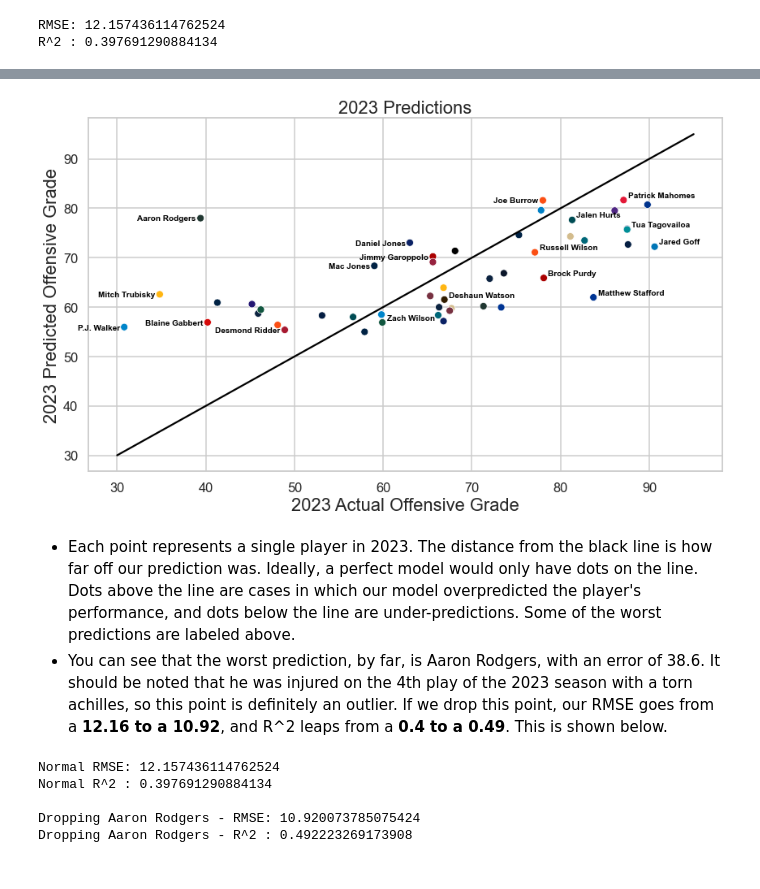
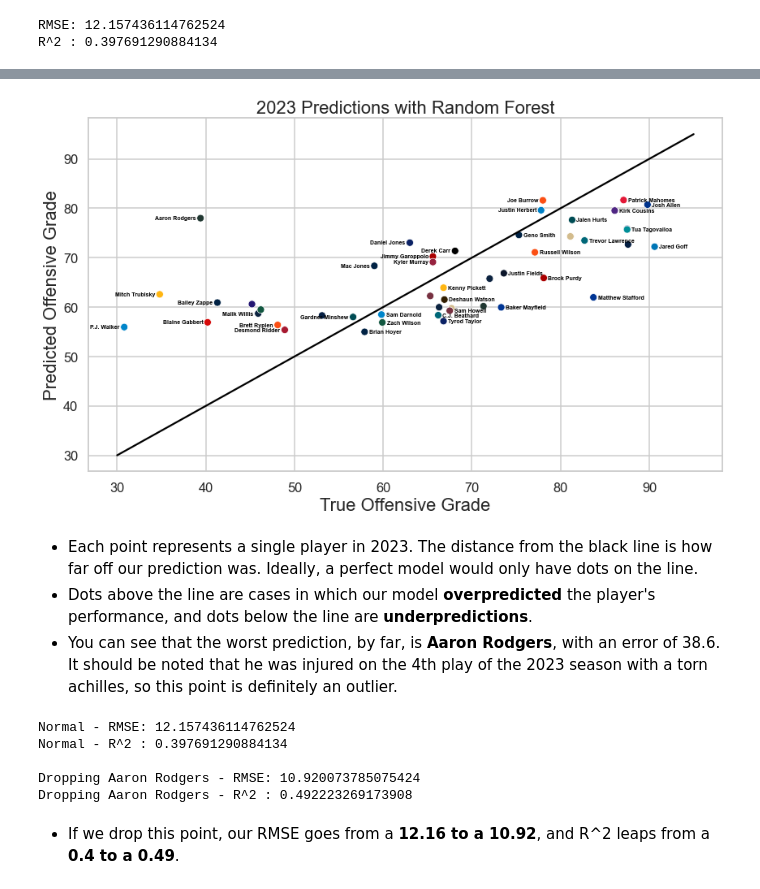
Before and after one commit to heefjones/pass_forward, a Jupyter notebook: models_1.ipynb, the cells around one changed output, grey strips where cells are left out. Saved outputs shown, nothing was run; the diff lists cells and outputs as text; code cells hidden in the pictures.

Commit message:
added models_2 and models_3. updated presentation.

```diff
--- a/models_1.ipynb
+++ b/models_1.ipynb
@@ -39,9 +42,6 @@ random_state = 9
 ## Load data
 # %%
 df = pd.read_csv('./train_data/data.csv').drop(['Unnamed: 0'], axis=1)
-# %%
-# drop rows with null target (players in their final season or 2023 players)
-df = df.dropna(subset=['target'])
 # %% [markdown]
 ## 2022 season
 - The 2022 season rows already have the 2023 target appended to them.
@@ -507,17 +521,18 @@ results_df.to_csv('./models/models.csv')
 # best random forest
 rf_best = RandomForestRegressor(random_state=random_state, min_samples_split=112)
 
-# features and target
+# training features and target
 X_train = df[all_feats]
 y_train = df.target
+
+# 2022 rows are test set
 X_test = players_2022[all_feats]
 y_test = players_2022.target
 
 # create pieline
 pipeline = Pipeline([
         ('scaler', StandardScaler()),
-        ('rf', rf_best)
-    ])
+        ('rf', rf_best)])
 
 # train on entire dataset
 pipeline.fit(X_train, y_train)
@@ -592,56 +607,60 @@ print(f'{percent*100:.1f}% of our model\'s predictions are within 10pts of the t
 # %%
 # visualize 2023 predictions
 plt.figure(figsize=(14, 8))
 
 # lists for annotating player names
-over_preds = ['Aaron Rodgers', 'Jimmy Garoppolo', 'Joe Burrow', 'P.J. Walker', 'Mitch Trubisky', 'Daniel Jones', 'Mac Jones',
-              'Desmond Ridder', 'Blaine Gabbert']
-under_preds = ['Zach Wilson', 'Patrick Mahomes', 'Matthew Stafford', 'Jared Goff', 'Jalen Hurts', 'Tua Tagovailoa',
-               'Russell Wilson', 'Brock Purdy', 'Deshaun Watson']
+over_drops = ['Mike White', 'Cooper Rush', 'Tyler Huntley']
+under_drops = ['Jameis Winston', 'Taylor Heinicke', 'Ryan Tannehill', 'Andy Dalton', 'Dak Prescott', 'Joshua Dobbs',
+               'Lamar Jackson', 'Jordan Love']
 
 # title, labels
-plt.title('2023 Predictions', fontsize=22)
-plt.xlabel('2023 Actual Offensive Grade', fontsize=22)
-plt.ylabel('2023 Predicted Offensive Grade', fontsize=22)
+plt.title('2023 Predictions with Random Forest', fontsize=22)
+plt.xlabel('True Offensive Grade', fontsize=22)
+plt.ylabel('Predicted Offensive Grade', fontsize=22)
 
 # team colors
 color_palette = {color: color for color in preds_df['color'].unique()}
 
 # plot players as points
 sns.scatterplot(data=preds_df, x='y_true', y='y_pred', hue='color', palette=color_palette, legend=False)
 
 # plot line to show perfect predictions
 sns.lineplot(x=range(30,96), y=range(30,96), color='black')
 
 # annotating each point with the player's name
 for index, row in preds_df.iterrows():
-    if row['player'] in over_preds:
-        plt.text(row['y_true']-0.5, row['y_pred']-0.5, row['player'], horizontalalignment='right', size='small', color='black',
-             weight='semibold', fontsize=10)
-    elif row['player'] in under_preds:
-        plt.text(row['y_true']+0.5, row['y_pred']+0.5, row['player'], horizontalalignment='left', size='small', color='black',
-             weight='semibold', fontsize=10)
+    # over preds (above line)
+    if (row['y_pred'] > row['y_true']) and (row['player'] not in over_drops):
+        plt.text(row['y_true']-0.5, row['y_pred']-0.3, row['player'], horizontalalignment='right', color='black',
+             weight='semibold', fontsize=7)
+    # under preds (below line)
+    elif (row['y_pred'] < row['y_true']) and (row['player'] not in under_drops):
+        plt.text(row['y_true']+0.5, row['y_pred']-0.3, row['player'], horizontalalignment='left', color='black',
+             weight='semibold', fontsize=7)
 
-plt.savefig('./images/preds');
+plt.savefig('./images/preds_1');
 # %% [output]
-[figure, old version]
+[figure, new version]
 # %% [markdown]
-- Each point represents a single player in 2023. The distance from the black line is how far off our prediction was. Ideally, a perfect model would only have dots on the line. Dots above the line are cases in which our model overpredicted the player's performance, and dots below the line are under-predictions. Some of the worst predictions are labeled above.
-- You can see that the worst prediction, by far, is Aaron Rodgers, with an error of 38.6. It should be noted that he was injured on the 4th play of the 2023 season with a torn achilles, so this point is definitely an outlier. If we drop this point, our RMSE goes from a __12.16 to a 10.92__, and R^2 leaps from a __0.4 to a 0.49__. This is shown below.
+- Each point represents a single player in 2023. The distance from the black line is how far off our prediction was. Ideally, a perfect model would only have dots on the line.
+- Dots above the line are cases in which our model __overpredicted__ the player's performance, and dots below the line are __underpredictions__.
+- You can see that the worst prediction, by far, is __Aaron Rodgers__, with an error of 38.6. It should be noted that he was injured on the 4th play of the 2023 season with a torn achilles, so this point is definitely an outlier.
 # %%
 # all 48 QBs
-print(f'Normal RMSE: {mean_squared_error(y_test, preds, squared=False)}')
-print(f'Normal R^2 : {r2_score(y_test, preds)}\n')
+print(f'Normal - RMSE: {mean_squared_error(y_test, preds, squared=False)}')
+print(f'Normal - R^2 : {r2_score(y_test, preds)}\n')
 
-# without aaron rodgers
+# dropping aaron rodgers
 print(f'Dropping Aaron Rodgers - RMSE: {mean_squared_error(y_test[1:], preds[1:], squared=False)}')
 print(f'Dropping Aaron Rodgers - R^2 : {r2_score(y_test[1:], preds[1:])}')
 # %% [output]
-Normal RMSE: 12.157436114762524
-Normal R^2 : 0.397691290884134
+Normal - RMSE: 12.157436114762524
+Normal - R^2 : 0.397691290884134
 
 Dropping Aaron Rodgers - RMSE: 10.920073785075424
 Dropping Aaron Rodgers - R^2 : 0.492223269173908
+# %% [markdown]
+- If we drop this point, our RMSE goes from a __12.16 to a 10.92__, and R^2 leaps from a __0.4 to a 0.49__.
 # %%
 # percent of preds within 10 pts
 percent = (preds_df[1:].error.abs() < 10).sum() / (len(preds_df) - 1)
```
Also changed, not shown: parts of 33 cells of this notebook, 10 other files.
